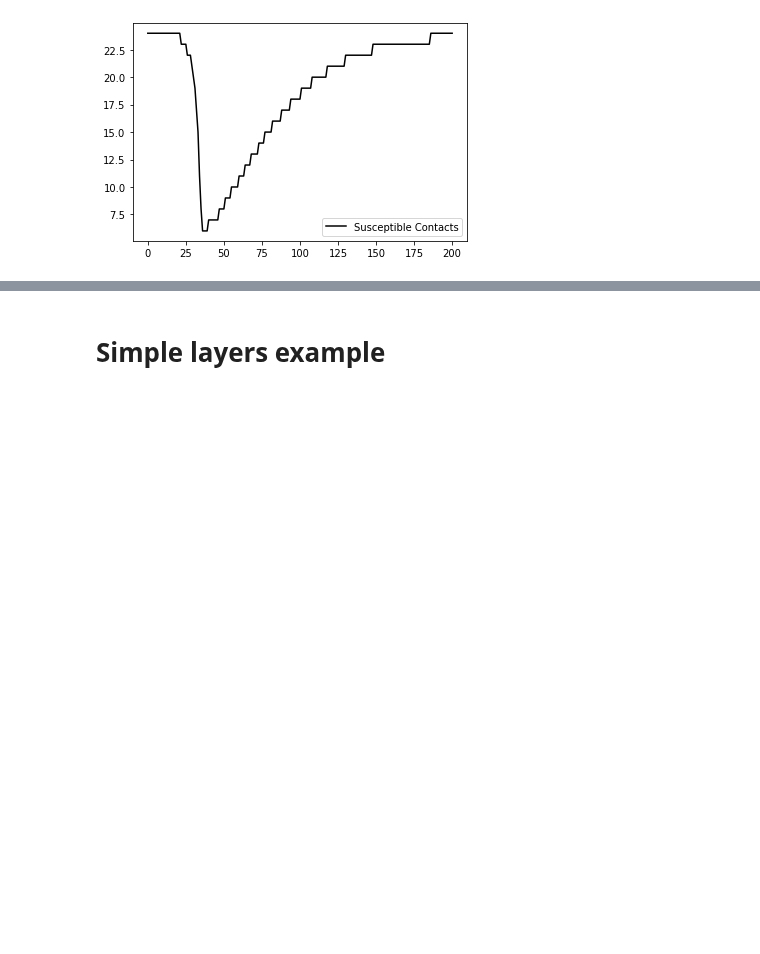
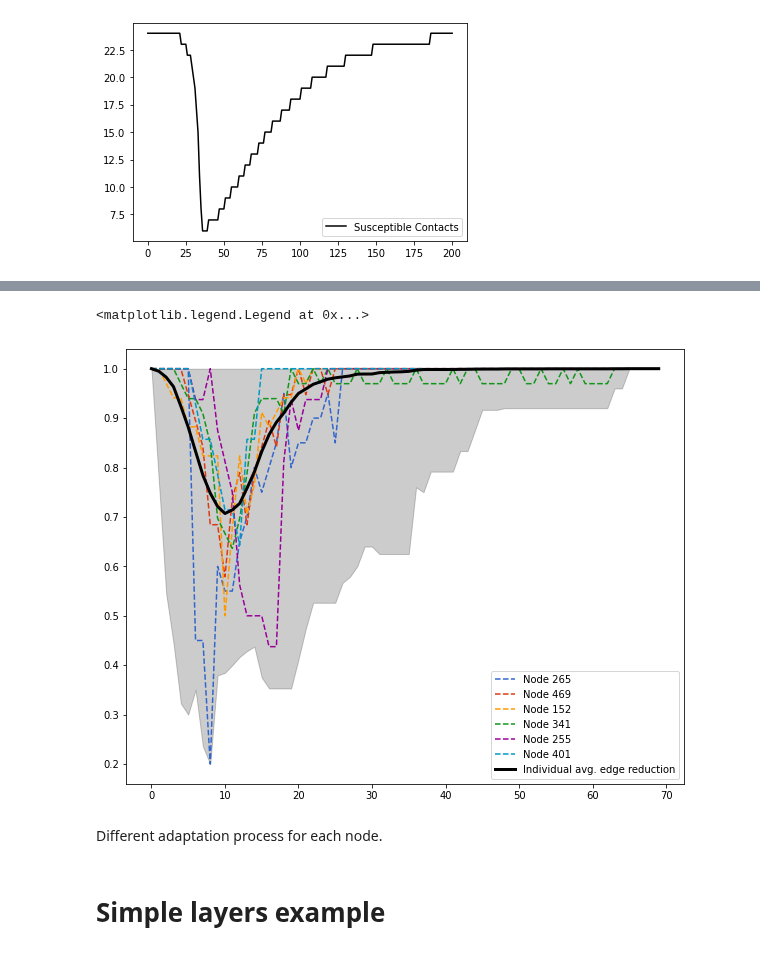
Before and after one commit to JimmyCalvoMonge/AdaptiveNetworks, a Jupyter notebook: network_experiments.ipynb, the cells around one changed output, grey strips where cells are left out. Cells and saved outputs as stored; diff of their text form; code cells hidden in the pictures; blank space fills up the shorter version.

Commit message:
Network and Nodes experiment graph

```diff
--- a/network_experiments.ipynb
+++ b/network_experiments.ipynb
@@ -1074,3 +1035,18 @@ plt.legend(loc="lower right")
 [figure]
 # %%
 ### Compare to network adaptive.
+bepcontacts = pd.read_csv('./Data/ExampleNetworkNodes_contacts.csv')
+bepcontacts = bepcontacts[bepcontacts['index']==0]
+
+print(bepcontacts.shape)
+
+bepcontacts_long = pd.melt(bepcontacts, id_vars=['index', 'node'],
+                           value_vars=[col for col in bepcontacts.columns if col.startswith('day')])
+bepcontacts_long_max = bepcontacts_long.groupby(['index', 'node'])['value'].max().reset_index()
+bepcontacts_long_max.columns = ['index', 'node', 'value_max']
+bepcontacts_long_norm = bepcontacts_long.merge(bepcontacts_long_max, left_on=['index', 'node'], right_on=['index', 'node'])
+bepcontacts_long_norm['norm_value'] = bepcontacts_long_norm['value']/bepcontacts_long_norm['value_max']
+bepcontacts_long_norm = bepcontacts_long_norm.rename(columns={'variable':'day'})
+bepcontacts_long_norm['day'] = bepcontacts_long_norm['day'].apply(lambda x: int(x.replace('day_','')))
+
+bepcontacts_long_norm
@@ -1076,0 +1068,8 @@ plt.legend(loc="lower right")
+# %%
+df = bepcontacts_long_norm.copy()
+df = df[df['day']<70]
+# sample_nodes = list(np.random.randint(low=0, high=499, size=(10,)))
+sample_nodes = [265, 469, 152, 341, 255, 401, 139, 113, 483, 449, 83]
+sample_nodes = sample_nodes[0:6]
+df = df[df['node'].isin(sample_nodes)]
+df
@@ -1076,0 +1090,10 @@ plt.legend(loc="lower right")
+# %%
+df_agg = bepcontacts_long_norm.copy()
+df_agg = df_agg[df_agg['day']<70]
+df_agg = df_agg.groupby(['day'], as_index=False).agg({'norm_value': ['mean', 'max', 'min', 'std']})
+df_agg.columns = df_agg.columns.droplevel()
+df_agg.columns = ['day', 'mean', 'max', 'min', 'std']
+df_agg['lower'] = df_agg['mean'] - df_agg['std']
+df_agg['upper'] = df_agg['mean'] + df_agg['std']
+df_agg['upper'] = df_agg['upper'].apply(lambda x: min(x, 1))
+df_agg
@@ -1077,2 +1114,14 @@ plt.legend(loc="lower right")
+# %%
+plt.figure(figsize=(10,8))
+for idx, node in enumerate(sample_nodes):
+    plt.plot(range(70), df[df['node'] == node]['norm_value'],px.colors.qualitative.G10[idx], linestyle='dashed', label=f'Node {node}')
+plt.plot(range(70), df_agg['mean'],'-k', label="Individual avg. edge reduction", linewidth=3)
+plt.fill_between(range(70), df_agg['min'], df_agg['max'], color="k", alpha=0.2)
+plt.legend(loc="lower right")
+# %% [output]
+<matplotlib.legend.Legend at 0x...>
+[figure, added]
+# %% [markdown]
+Different adaptation process for each node.
 # %% [markdown]
 # Simple layers example
```
Also changed, not shown: parts of 16 cells of this notebook, 1 other file.
